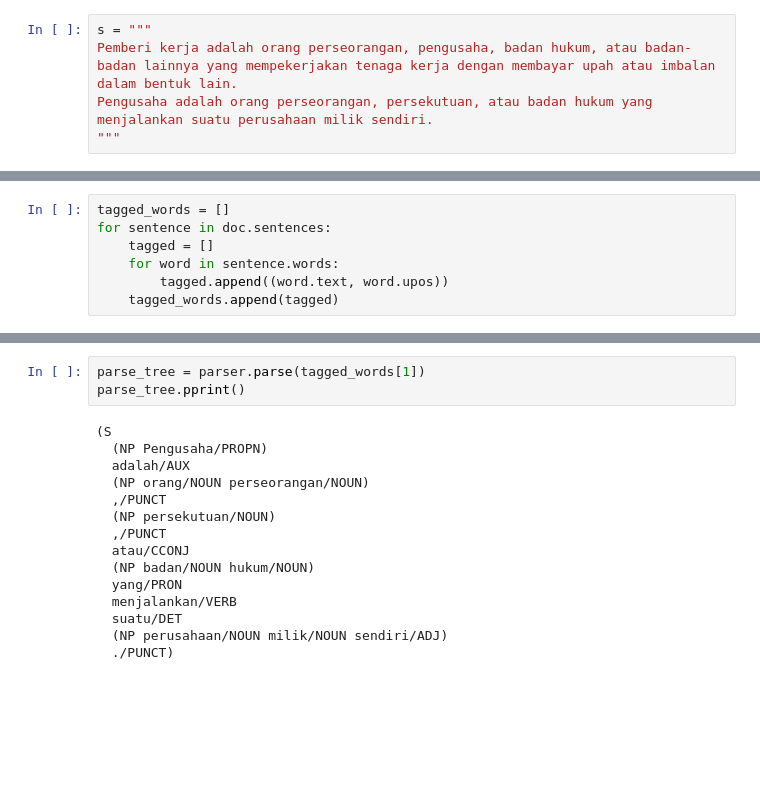
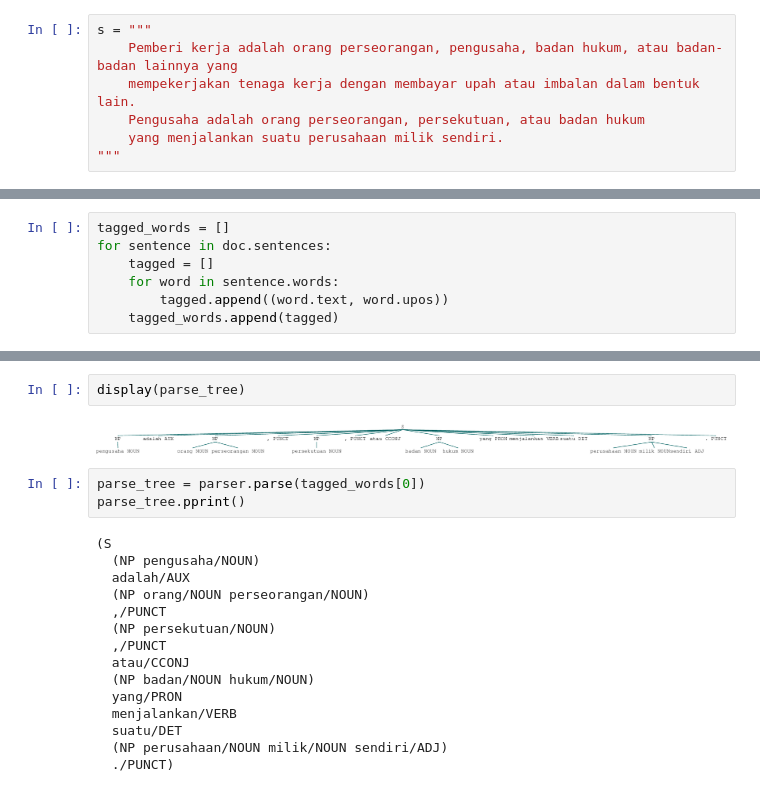
Before and after one commit to bagasabisena/keyword-extraction, a Jupyter notebook: keyword-extraction.ipynb, the cells around one changed output, grey strips where cells are left out. Saved outputs shown, nothing was run; the diff lists cells and outputs as text; blank space fills up the shorter version.

Commit message:
working noun phrase

```diff
--- a/keyword-extraction.ipynb
+++ b/keyword-extraction.ipynb
@@ -54,5 +85,7 @@ from collections import Counter
 # %%
 s = """
-Pemberi kerja adalah orang perseorangan, pengusaha, badan hukum, atau badan-badan lainnya yang mempekerjakan tenaga kerja dengan membayar upah atau imbalan dalam bentuk lain.
-Pengusaha adalah orang perseorangan, persekutuan, atau badan hukum yang menjalankan suatu perusahaan milik sendiri.
+    Pemberi kerja adalah orang perseorangan, pengusaha, badan hukum, atau badan-badan lainnya yang
+    mempekerjakan tenaga kerja dengan membayar upah atau imbalan dalam bentuk lain.
+    Pengusaha adalah orang perseorangan, persekutuan, atau badan hukum
+    yang menjalankan suatu perusahaan milik sendiri.
 """
@@ -181,10 +317,14 @@ parse_tree.pprint()
   ./PUNCT)
+# %%
+display(parse_tree)
+# %% [output]
+[figure, added]
 # %%
-parse_tree = parser.parse(tagged_words[1])
+parse_tree = parser.parse(tagged_words[0])
 parse_tree.pprint()
 # %% [output]
 (S
-  (NP Pengusaha/PROPN)
+  (NP pengusaha/NOUN)
   adalah/AUX
   (NP orang/NOUN perseorangan/NOUN)
   ,/PUNCT
```
Also changed, not shown: parts of 49 cells of this notebook, 2 other files.
